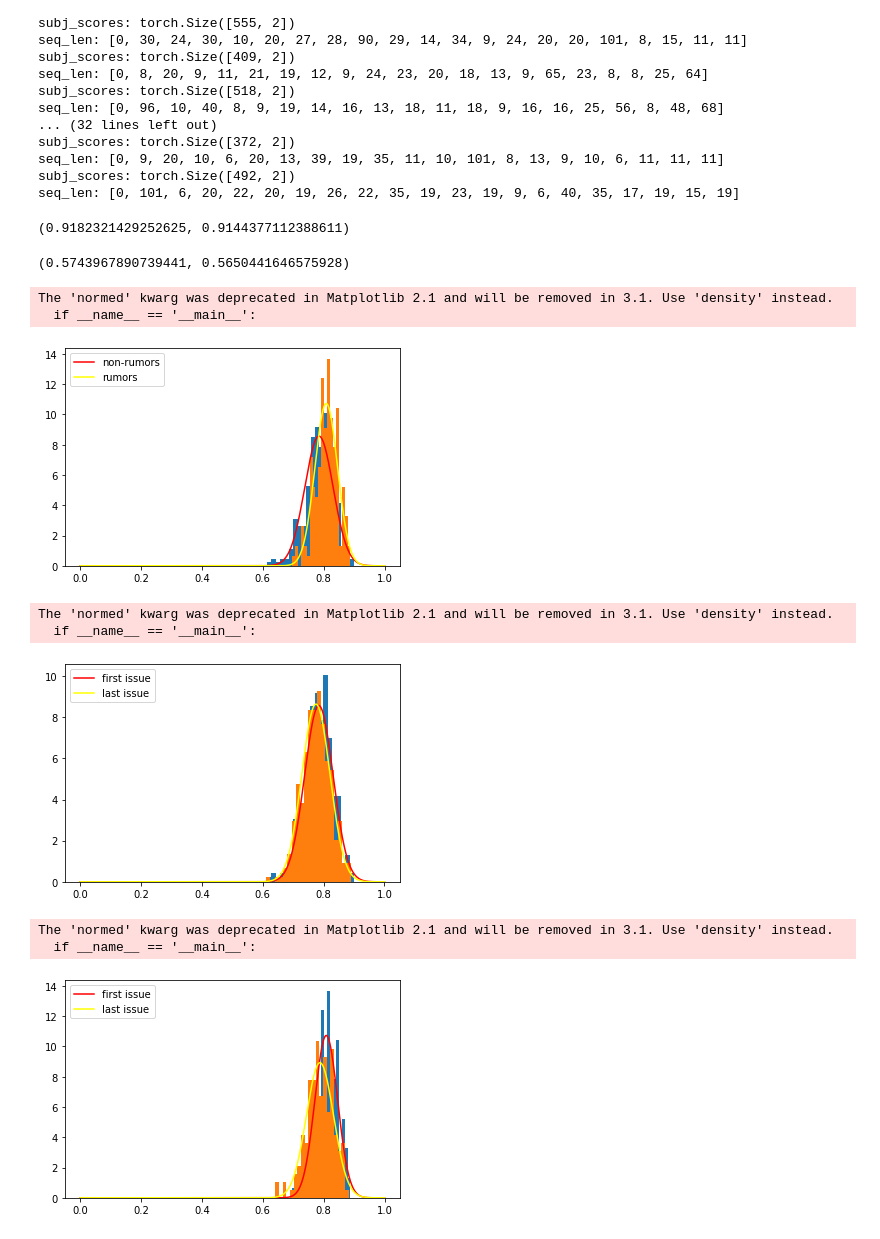
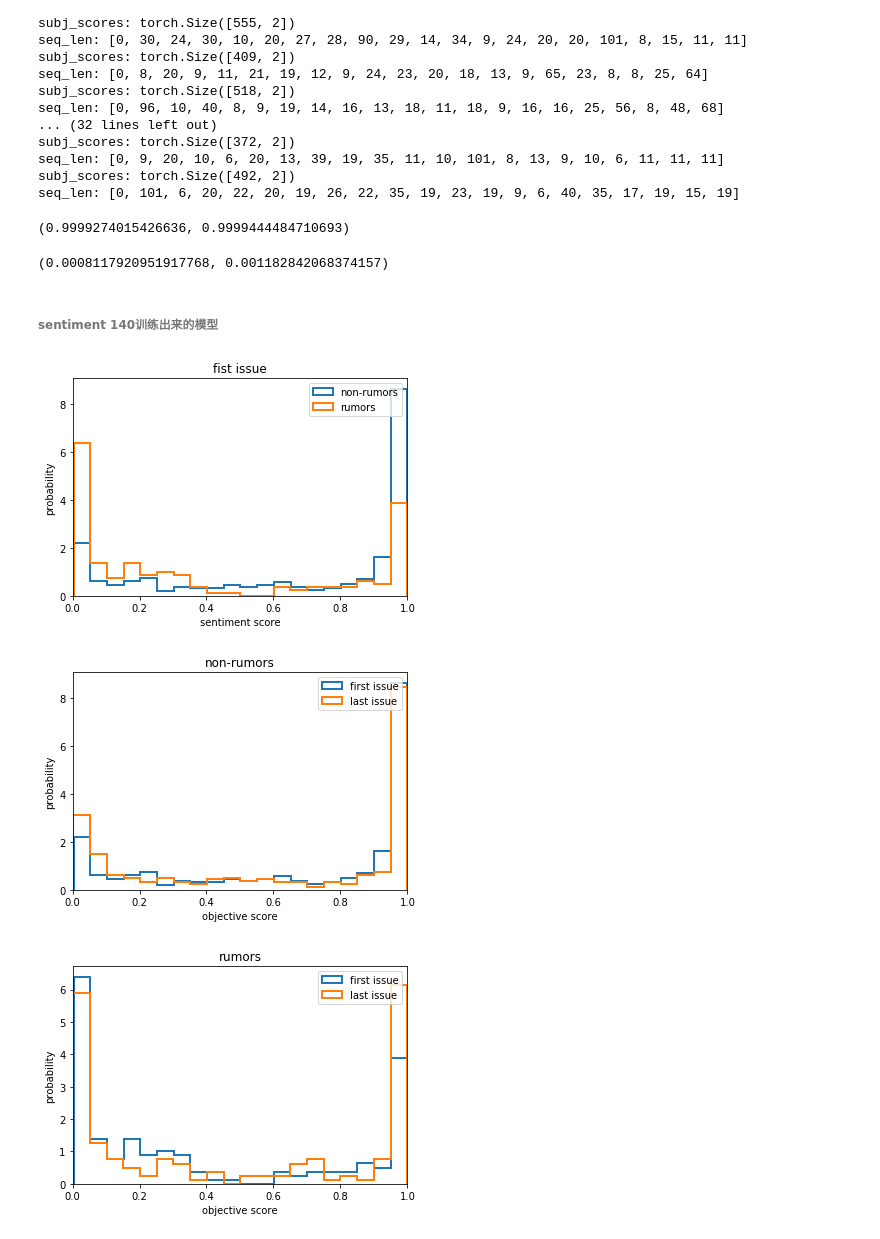
Before and after one commit to LuMelon/ERD, a Jupyter notebook: EvaluationForModel.ipynb, the cells around one changed output. Cells and saved outputs as stored; diff of their text form; code cells hidden in the pictures.

```diff
--- a/EvaluationForModel.ipynb
+++ b/EvaluationForModel.ipynb
@@ -710,7 +719,7 @@ def get_data_by_idxs(data_idxs, new_data_len=[], tokenizer=None):
         m_data_len[i] = t_data_len[idx]
         seq_x = [
             tokenizer.encode(
-                data[data_ID[idx]]['text'][j],
+                ' '.join([word for word in data[data_ID[idx]]['text'][j].split() if not word.__contains__('@')]),
                 add_special_tokens=True
             )
             for j in range(t_data_len[idx])
@@ -822,7 +831,7 @@ def rdm_seq_data2scores_seq(rdm_data, bert, task_emb, classifier, label_num =2):
             tensors = xsj_embs + task_emb
             subj_feature = transformer(tensors, attention_mask = attn_mask)
             cls_feature = subj_feature[0][:, 0]
-            subj_scores = subj_cls(cls_feature).softmax(axis=1)
+            subj_scores = classifier(cls_feature).softmax(axis=1)
             torch.cuda.empty_cache()
             print("subj_scores:", subj_scores.shape)
             seq_len.insert(0, 0)
@@ -833,18 +844,16 @@ def rdm_seq_data2scores_seq(rdm_data, bert, task_emb, classifier, label_num =2):
 # %%
-def plot_hist(x_tuples, bins, xlabel, ylabel, legends):
+def plot_hist(x_tuples, bins, xlabel, ylabel, legends, title):
     colors = [(1, 0, 0), (1, 1, 0), (0, 1, 0,), (0, 0, 1)]
     def normfun(x,mu,sigma):
         pdf = np.exp(-((x - mu)**2)/(2*sigma**2)) / (sigma * np.sqrt(2*np.pi))
         return pdf
-
-    x_scales = np.arange(0, 1, 0.0001)
+    plt.xlabel(xlabel)
+    plt.ylabel(ylabel)
+    plt.title(title)
+    plt.xlim(0, 1)
     for i in range(len(x_tuples)):
-        plt.hist(x_tuples[i], bins=bins, normed=True)
-        mu = np.mean(x_tuples[i])
-        sigma = np.std(x_tuples[i])
-        y = normfun(x_scales, mu, sigma)
-        plt.plot(x_scales, y, color=colors[i])
-    plt.legend(legends, loc=0)
+        sns.distplot(x_tuples[i], bins=bins, rug=False, kde=True, hist=True, norm_hist=True, label=legends[i], hist_kws={"histtype": "step", "linewidth": 2,
+        "alpha": 1}, kde_kws={"color": colors[0], "lw": 0, "label": ""})
 # %% [markdown]
 ###### 旧模型，nn.Transformer
 # %%
@@ -1069,26 +1147,22 @@ pos_st_tail = [h[-1] for h in pos_senti]
 # %%
 np.concatenate(pos_senti).max(), np.concatenate(neg_senti).max()
 # %% [output]
-(0.9182321429252625, 0.9144377112388611)
+(0.9999274015426636, 0.9999444484710693)
 # %%
 np.concatenate(pos_senti).min(), np.concatenate(neg_senti).min()
 # %% [output]
-(0.5743967890739441, 0.5650441646575928)
+(0.0008117920951917768, 0.001182842068374157)
+# %% [markdown]
+###### sentiment 140训练出来的模型
 # %%
-plot_hist((pos_st_head, neg_st_head), 20, "objective score", "probability", ["non-rumors", "rumors"])
+plot_hist((pos_st_head, neg_st_head), 20, "sentiment score", "probability", ["non-rumors", "rumors"], "fist issue")
 # %% [output]
-The 'normed' kwarg was deprecated in Matplotlib 2.1 and will be removed in 3.1. Use 'density' instead.
-  if __name__ == '__main__':
-[figure, old version]
+[figure, new version]
 # %%
-plot_hist((pos_st_head, pos_st_tail), 20, "objective score", "probability", ["first issue", "last issue"])
+plot_hist((pos_st_head, pos_st_tail), 20, "objective score", "probability", ["first issue", "last issue"], "non-rumors")
 # %% [output]
-The 'normed' kwarg was deprecated in Matplotlib 2.1 and will be removed in 3.1. Use 'density' instead.
-  if __name__ == '__main__':
-[figure, old version]
+[figure, new version]
 # %%
-plot_hist((neg_st_head, neg_st_tail), 20, "objective score", "probability", ["first issue", "last issue"])
+plot_hist((neg_st_head, neg_st_tail), 20, "objective score", "probability", ["first issue", "last issue"], "rumors")
 # %% [output]
-The 'normed' kwarg was deprecated in Matplotlib 2.1 and will be removed in 3.1. Use 'density' instead.
-  if __name__ == '__main__':
-[figure, old version]
+[figure, new version]
```
Also changed, not shown: parts of 38 cells of this notebook.
